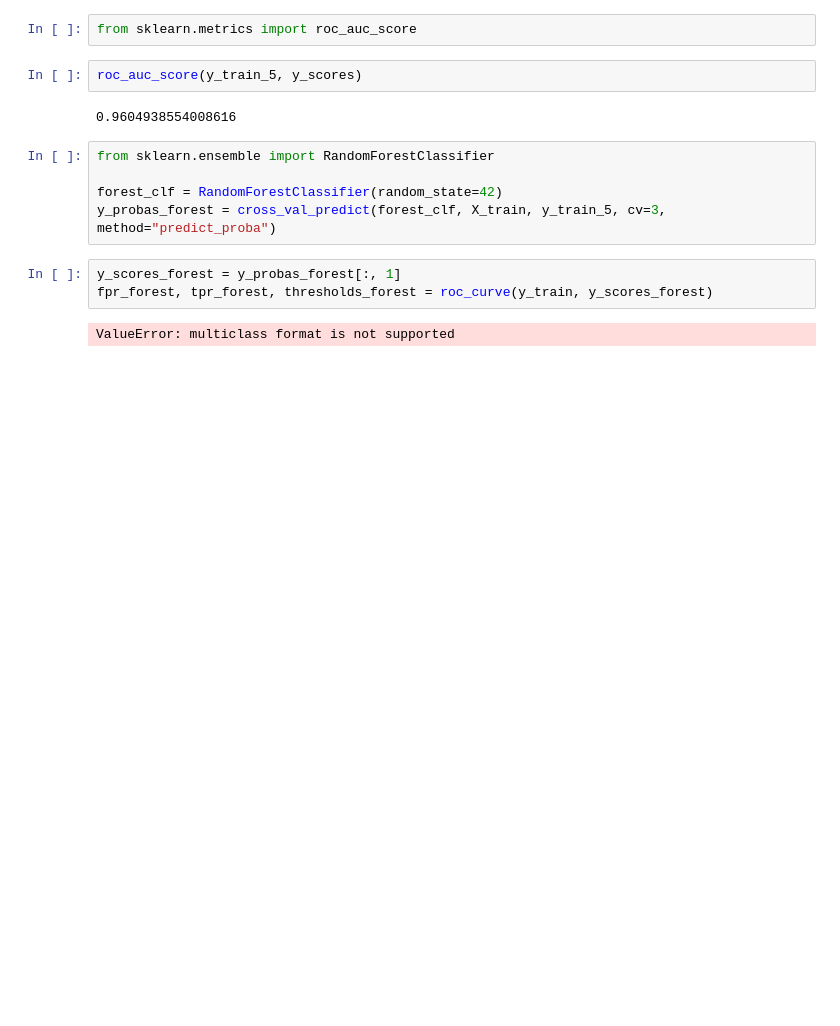
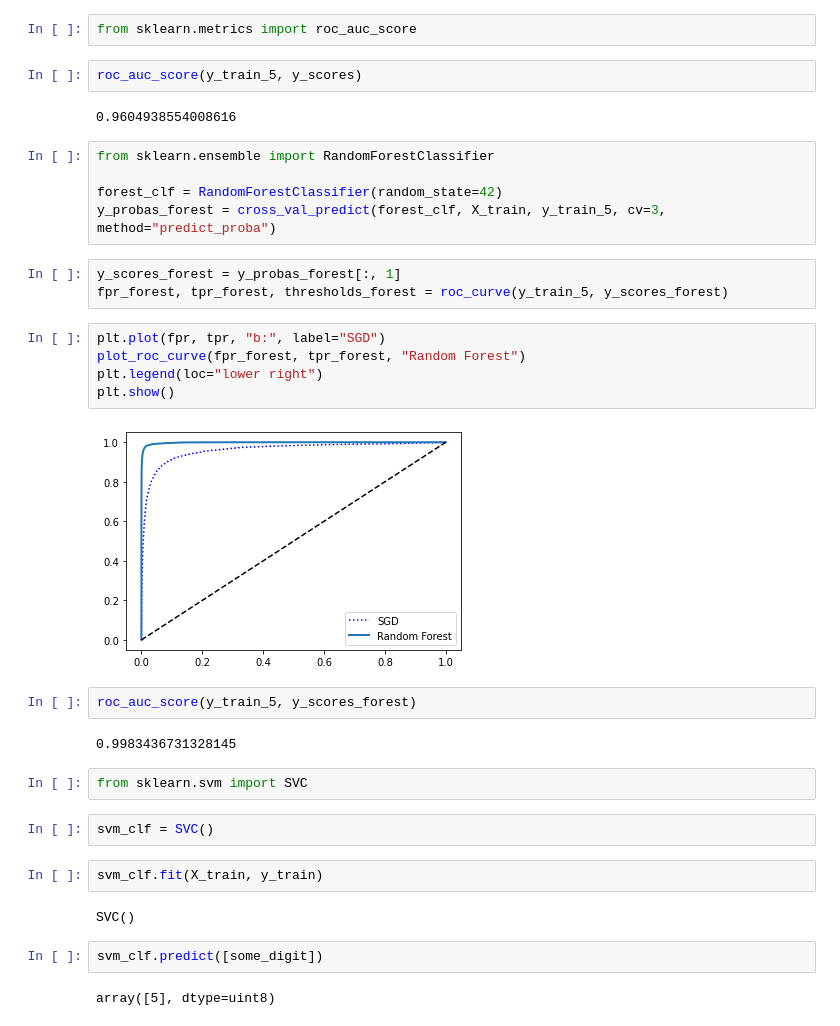
Before and after one commit to satani99/hello_world_of_ml, a Jupyter notebook: hello_world_ml.ipynb, the cells around one changed output. Drawn from its saved outputs; the diff is of its cells as text; blank space fills up the shorter version.

```diff
--- a/hello_world_ml.ipynb
+++ b/hello_world_ml.ipynb
@@ -194,8 +194,29 @@ from sklearn.ensemble import RandomForestClassifier
 
 forest_clf = RandomForestClassifier(random_state=42)
 y_probas_forest = cross_val_predict(forest_clf, X_train, y_train_5, cv=3, method="predict_proba")
-# %%
-y_scores_forest = y_probas_forest[:, 1]
-fpr_forest, tpr_forest, thresholds_forest = roc_curve(y_train, y_scores_forest)
-# %% [output]
-ValueError: multiclass format is not supported
+# %%
+y_scores_forest = y_probas_forest[:, 1]
+fpr_forest, tpr_forest, thresholds_forest = roc_curve(y_train_5, y_scores_forest)
+# %%
+plt.plot(fpr, tpr, "b:", label="SGD")
+plot_roc_curve(fpr_forest, tpr_forest, "Random Forest")
+plt.legend(loc="lower right")
+plt.show()
+# %% [output]
+[figure, added]
+# %%
+roc_auc_score(y_train_5, y_scores_forest)
+# %% [output]
+0.9983436731328145
+# %%
+from sklearn.svm import SVC
+# %%
+svm_clf = SVC()
+# %%
+svm_clf.fit(X_train, y_train)
+# %% [output]
+SVC()
+# %%
+svm_clf.predict([some_digit])
+# %% [output]
+array([5], dtype=uint8)
```
Also changed, not shown: parts of 10 cells of this notebook.
